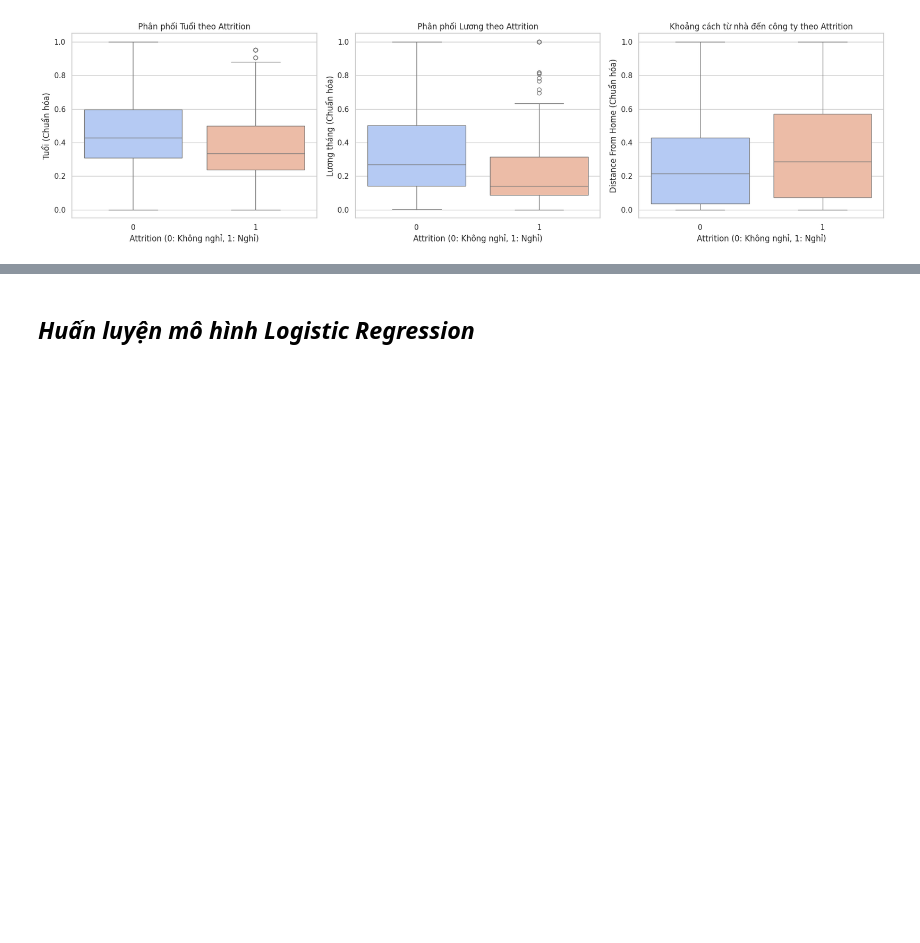
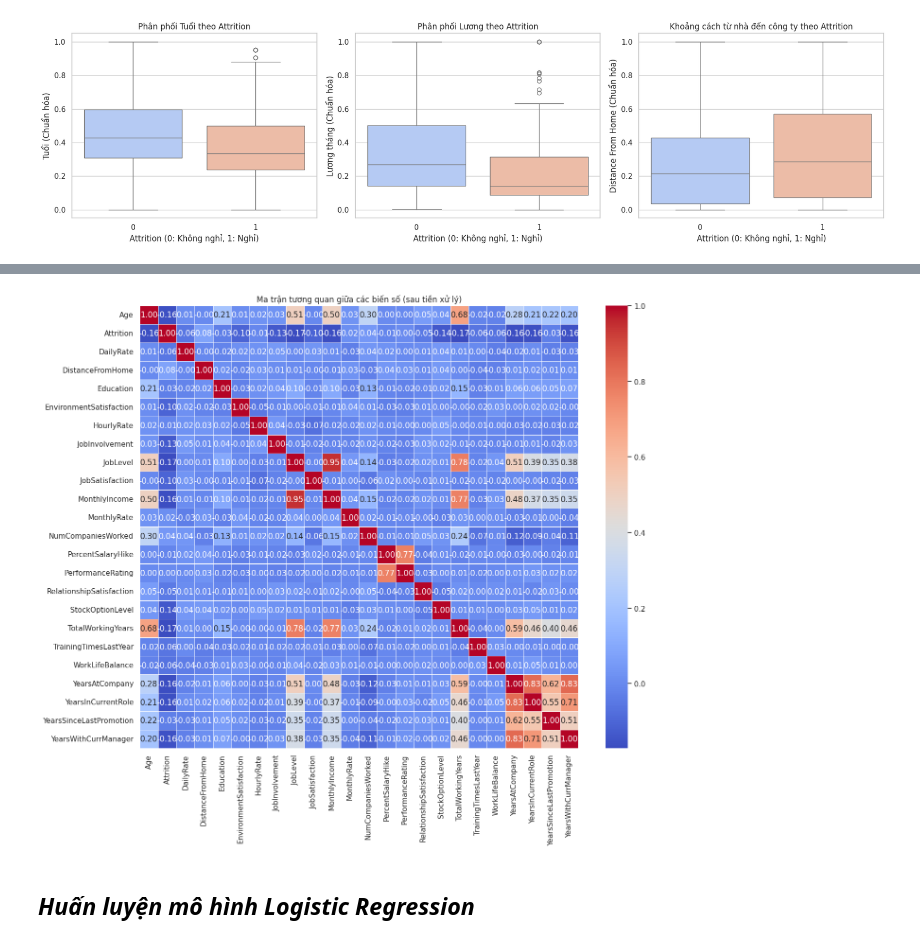
Before and after one commit to hei1sme/MAI391_FINAL_PROJECT, a Jupyter notebook: MAI391_SE194127_project.ipynb, the cells around one changed output, grey strips where cells are left out. Drawn from its saved outputs; the diff is of its cells as text; code cells hidden in the pictures; blank space fills up the shorter version.

```diff
--- a/MAI391_SE194127_project.ipynb
+++ b/MAI391_SE194127_project.ipynb
@@ -473,3 +517,18 @@ plt.show()
+# %%
+# Chỉ chọn các cột số (float64 và int64)
+numeric_columns = df_processed.select_dtypes(include=['float64', 'int64']).columns
+
+# Tính toán ma trận tương quan
+corr_matrix = df_processed[numeric_columns].corr()
+
+# Vẽ ma trận tương quan
+plt.figure(figsize=(14, 12))
+sns.heatmap(corr_matrix, annot=True, cmap='coolwarm', fmt='.2f', linewidths=0.5)
+plt.title('Ma trận tương quan giữa các biến số (sau tiền xử lý)')
+plt.tight_layout()
+plt.show()
+# %% [output]
+[figure, added]
 # %% [markdown]
 ## ***Huấn luyện mô hình Logistic Regression***
 # %% [markdown]
```
Also changed, not shown: parts of 3 cells of this notebook.
